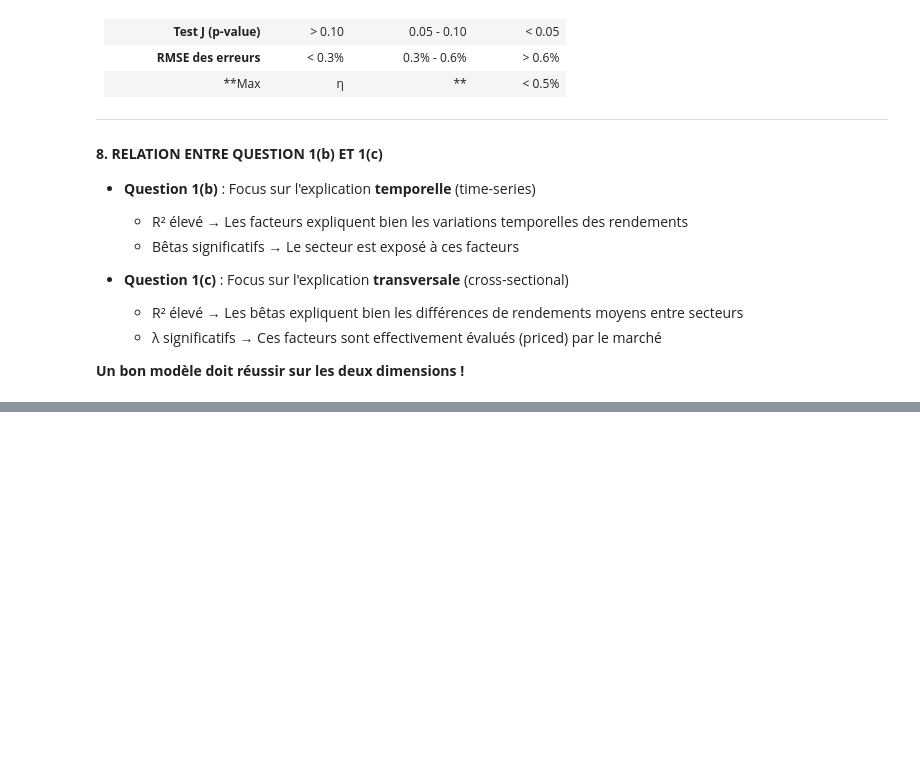
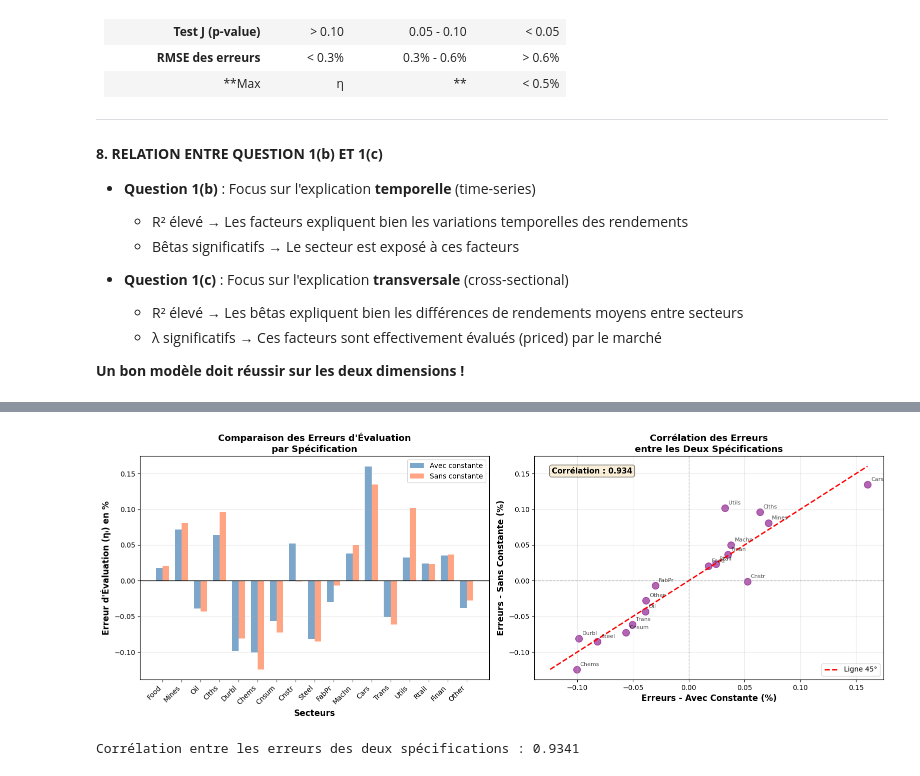
Before and after one commit to VincentD1209/TP3-Econo, a Jupyter notebook: TP3 Q1.ipynb, the cells around one changed output, grey strips where cells are left out. Cells and saved outputs as stored; diff of their text form; code cells hidden in the pictures; blank space fills up the shorter version.

```diff
--- a/TP3.ipynb
+++ b/TP3 Q1.ipynb
@@ -1574,0 +1868,53 @@ Un facteur est considéré comme **évalué par le marché** si son prix du risq
+# %%
+# VISUALISATION COMPARATIVE DES ERREURS D'ÉVALUATION
+
+fig, axes = plt.subplots(1, 2, figsize=(16, 6))
+
+# Graphique 1 : Comparaison des erreurs d'évaluation
+x_pos = np.arange(len(secteur_cols))
+width = 0.35
+
+axes[0].bar(x_pos - width/2, pricing_errors, width, label='Avec constante', alpha=0.7, color='steelblue')
+axes[0].bar(x_pos + width/2, pricing_errors_no_const, width, label='Sans constante', alpha=0.7, color='coral')
+axes[0].axhline(y=0, color='black', linestyle='-', linewidth=1)
+axes[0].set_xlabel('Secteurs', fontsize=12, fontweight='bold')
+axes[0].set_ylabel('Erreur d\'Évaluation (ηᵢ) en %', fontsize=12, fontweight='bold')
+axes[0].set_title('Comparaison des Erreurs d\'Évaluation\npar Spécification', fontsize=13, fontweight='bold')
+axes[0].set_xticks(x_pos)
+axes[0].set_xticklabels(secteur_cols, rotation=45, ha='right')
+axes[0].legend()
+axes[0].grid(True, alpha=0.3, axis='y')
+
+# Graphique 2 : Dispersion des erreurs
+axes[1].scatter(pricing_errors, pricing_errors_no_const, s=100, alpha=0.6, color='purple')
+axes[1].plot([min(pricing_errors.min(), pricing_errors_no_const.min()),
+              max(pricing_errors.max(), pricing_errors_no_const.max())],
+             [min(pricing_errors.min(), pricing_errors_no_const.min()),
+              max(pricing_errors.max(), pricing_errors_no_const.max())],
+             'r--', linewidth=2, label='Ligne 45°')
+
+for i, secteur in enumerate(secteur_cols):
+    axes[1].annotate(secteur, (pricing_errors[i], pricing_errors_no_const[i]),
+                     fontsize=8, alpha=0.7, xytext=(5, 5), textcoords='offset points')
+
+axes[1].axhline(y=0, color='gray', linestyle='--', linewidth=1, alpha=0.5)
+axes[1].axvline(x=0, color='gray', linestyle='--', linewidth=1, alpha=0.5)
+axes[1].set_xlabel('Erreurs - Avec Constante (%)', fontsize=12, fontweight='bold')
+axes[1].set_ylabel('Erreurs - Sans Constante (%)', fontsize=12, fontweight='bold')
+axes[1].set_title('Corrélation des Erreurs\nentre les Deux Spécifications', fontsize=13, fontweight='bold')
+axes[1].legend()
+axes[1].grid(True, alpha=0.3)
+
+# Calculer la corrélation
+correlation = np.corrcoef(pricing_errors, pricing_errors_no_const)[0, 1]
+axes[1].text(0.05, 0.95, f'Corrélation : {correlation:.3f}',
+             transform=axes[1].transAxes, fontsize=11, fontweight='bold',
+             verticalalignment='top', bbox=dict(boxstyle='round', facecolor='wheat', alpha=0.5))
+
+plt.tight_layout()
+plt.show()
+
+print(f"Corrélation entre les erreurs des deux spécifications : {correlation:.4f}")
+# %% [output]
+[figure, added]
+Corrélation entre les erreurs des deux spécifications : 0.9341
```
Also changed, not shown: parts of 6 cells of this notebook, 1 other file.
